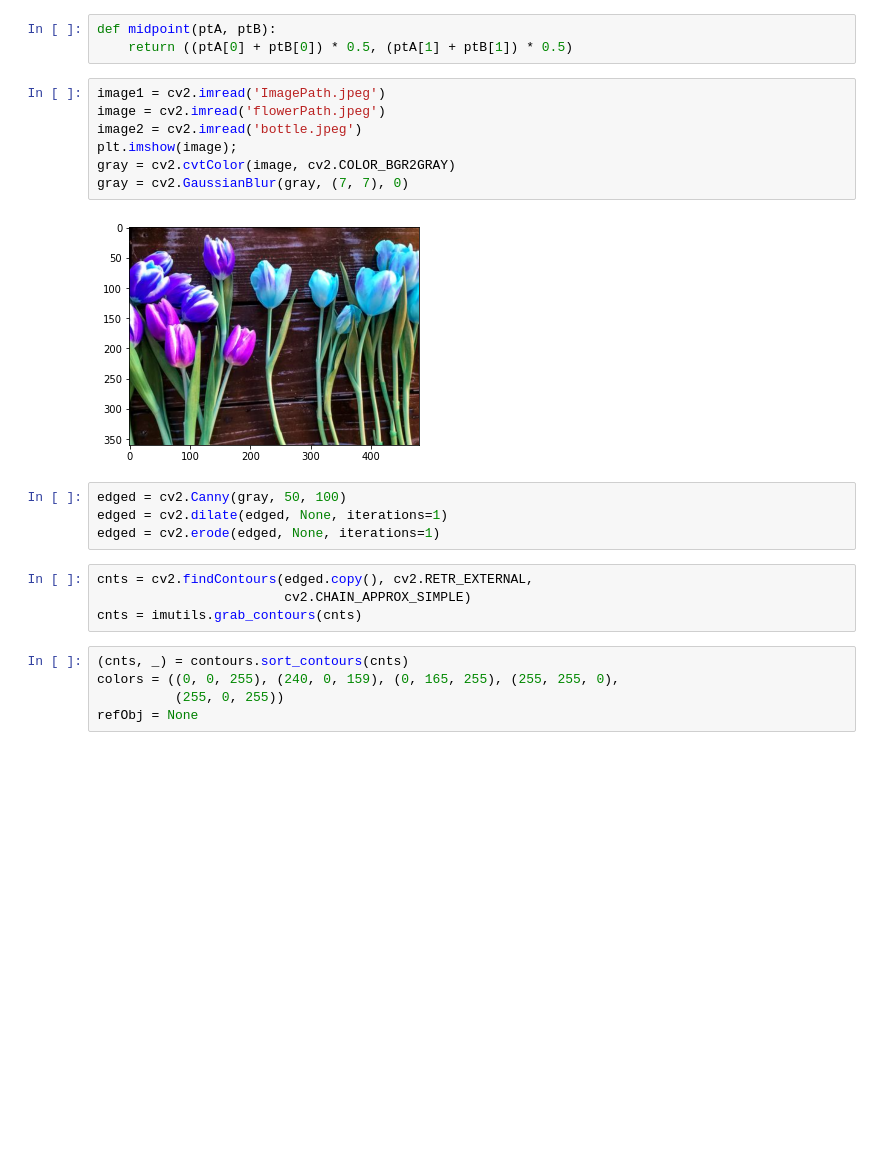
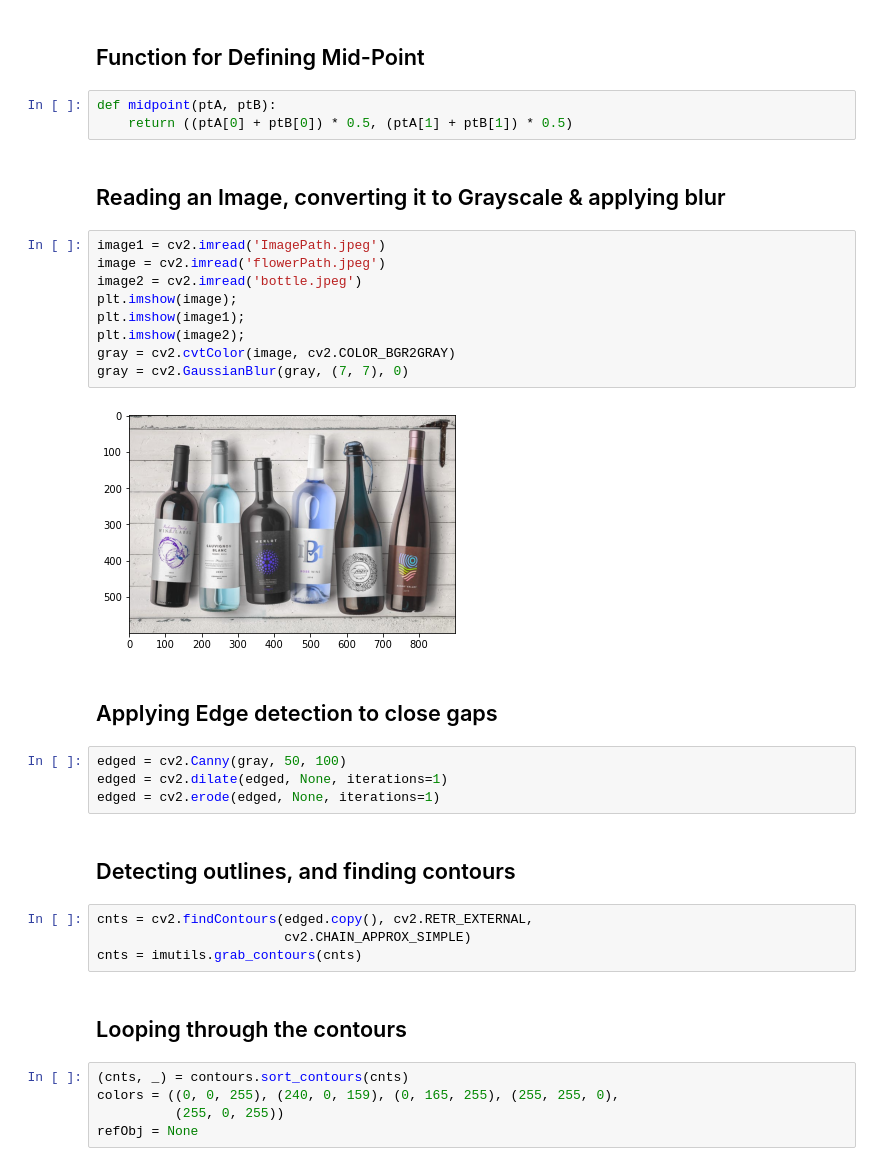
Before and after one commit to Vaishali1725/MachineVision, a Jupyter notebook: PathMeasurement.ipynb, the cells around one changed output. Saved outputs shown, nothing was run; the diff lists cells and outputs as text; blank space fills up the shorter version.

```diff
--- a/PathMeasurement.ipynb
+++ b/PathMeasurement.ipynb
@@ -10,23 +12,35 @@ import cv2
+# %% [markdown]
+## Function for Defining Mid-Point
 # %%
 def midpoint(ptA, ptB):
     return ((ptA[0] + ptB[0]) * 0.5, (ptA[1] + ptB[1]) * 0.5)
+# %% [markdown]
+## Reading an Image, converting it to Grayscale & applying blur
 # %%
 image1 = cv2.imread('ImagePath.jpeg')
 image = cv2.imread('flowerPath.jpeg')
 image2 = cv2.imread('bottle.jpeg')
 plt.imshow(image);
+plt.imshow(image1);
+plt.imshow(image2);
 gray = cv2.cvtColor(image, cv2.COLOR_BGR2GRAY)
 gray = cv2.GaussianBlur(gray, (7, 7), 0)
 # %% [output]
-[figure, old version]
+[figure, new version]
+# %% [markdown]
+## Applying Edge detection to close gaps
 # %%
 edged = cv2.Canny(gray, 50, 100)
 edged = cv2.dilate(edged, None, iterations=1)
 edged = cv2.erode(edged, None, iterations=1)
+# %% [markdown]
+## Detecting outlines, and finding contours
 # %%
 cnts = cv2.findContours(edged.copy(), cv2.RETR_EXTERNAL,
                         cv2.CHAIN_APPROX_SIMPLE)
 cnts = imutils.grab_contours(cnts)
+# %% [markdown]
+## Looping through the contours
 # %%
 (cnts, _) = contours.sort_contours(cnts)
 colors = ((0, 0, 255), (240, 0, 159), (0, 165, 255), (255, 255, 0),
```
Also changed, not shown: parts of 5 cells of this notebook, 3 other files.
